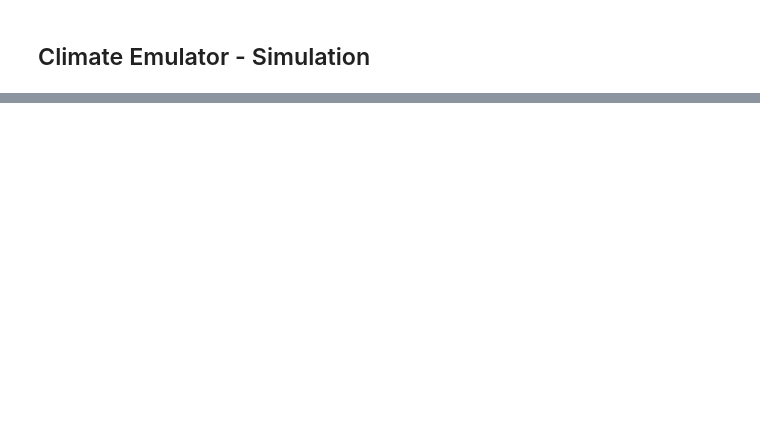
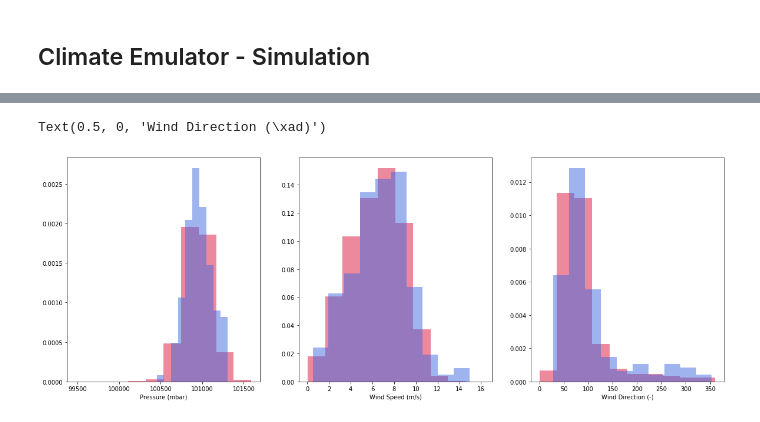
Before and after one commit to ripolln/teslakit, a Jupyter notebook: notebooks/MAJURO/01_Offshore/12_Climate_Emulator.ipynb, the cells around one changed output, grey strips where cells are left out. Drawn from its saved outputs; the diff is of its cells as text; code cells hidden in the pictures; blank space fills up the shorter version.

```diff
--- a/notebooks/MAJURO/01_Offshore/12_Climate_Emulator.ipynb
+++ b/notebooks/MAJURO/01_Offshore/12_Climate_Emulator.ipynb
@@ -164,13 +162,17 @@ DWTs_sim = DWTs_sim.isel(n_sim=slice(0, 10))
 # climate emulator object
 CE = Climate_Emulator(db.paths.site.EXTREMES.climate_emulator)
 
-# Waves and KMA bmus data share time limits
-WVS_fit = WVS.sel(time = slice(DWTs_fit.time[0], DWTs_fit.time[-1]))
-
 # Fit extremes model
 config = {
-    'name_fams':       ['sea', 'swell_1', 'swell_2'],
-    'force_empirical': ['sea_Tp'],
+    'waves_families': ['sea', 'swell_1', 'swell_2', 'swell_3'],
+    'extra_variables': ['wind_speed', 'wind_dir', 'msl'],
+    'distribution': [
+        ('sea_Tp', 'Empirical'),
+        ('wind_dir', 'Empirical'),
+        ('msl', 'Empirical'),
+        ('wind_speed', 'Weibull'),
+    ],
+    'do_chromosomes': False,
 }
 
 CE.FitExtremes(DWTs_fit, WVS_fit, config)
@@ -193,21 +196,24 @@ CE.Report_Fit();
 # %%
 # --------------------------------------
 #  Climate Emulator simulation
+
+dwtsim2=DWTs_sim.isel(time=np.arange(0,600)) ## CORTO PARA PROBAR
 
 # each DWT series will generate a different set of waves
 for n in DWTs_sim.n_sim:
     print('- Sim: {0} -'.format(int(n)+1))
 
     # Select DWTs simulation
-    DWTs = DWTs_sim.sel(n_sim=n)
+    DWTs = dwtsim2.sel(n_sim=n)
+#     DWTs = DWTs_sim.sel(n_sim=n)
 
     # Simulate waves
     n_ce = 1  # (one CE sim. for each DWT sim.)
-    WVS_sim = CE.Simulate_Waves(DWTs, n_ce, filters={'hs':True, 'tp':True, 'ws':True})
+    WVS_sim = CE.Simulate_Waves(DWTs, n_ce, filters={'hs':True, 'tp':True, 'ws':False})
     #WVS_sim, _, _ = CE.LoadSim(n_sim = int(n))
 
     # Simulate TCs and update simulated waves
-    TCs_sim, WVS_upd = CE.Simulate_TCs(DWTs, WVS_sim, TCs_params, TCs_RBFs, pchange_TCs, MU_WT, TAU_WT)
+#     TCs_sim, WVS_upd = CE.Simulate_TCs(DWTs, WVS_sim, TCs_params, TCs_RBFs, pchange_TCs, MU_WT, TAU_WT)
 
     # store simulation data
     CE.SaveSim(WVS_sim, TCs_sim, WVS_upd, int(n))
@@ -225,3 +244,23 @@ for n in DWTs_sim.n_sim:
+# %%
+fig = plt.figure(figsize=[20,7])
+gs2=gridspec.GridSpec(1,3)
+ax1=fig.add_subplot(gs2[0])
+ax1.hist(WVS_fit.msl,density=True,color='crimson',alpha=0.5)
+ax1.hist(WVS_sim.msl,density=True,color='royalblue',alpha=0.5)
+ax1.set_xlabel('Pressure (mbar)')
+
+ax2=fig.add_subplot(gs2[1])
+ax2.hist(WVS_fit.wind_speed,density=True,color='crimson',alpha=0.5)
+ax2.hist(WVS_sim.wind_speed,density=True,color='royalblue',alpha=0.5)
+ax2.set_xlabel('Wind Speed (m/s)')
+
+ax3=fig.add_subplot(gs2[2])
+ax3.hist(WVS_fit.wind_dir,density=True,color='crimson',alpha=0.5)
+ax3.hist(WVS_sim.wind_dir,density=True,color='royalblue',alpha=0.5)
+ax3.set_xlabel('Wind Direction (­)')
+# %% [output]
+Text(0.5, 0, 'Wind Direction (\xad)')
+[figure, added]
 # %%
 # --------------------------------------
 # Select Simulation to plot
```
Also changed, not shown: parts of 9 cells of this notebook.
